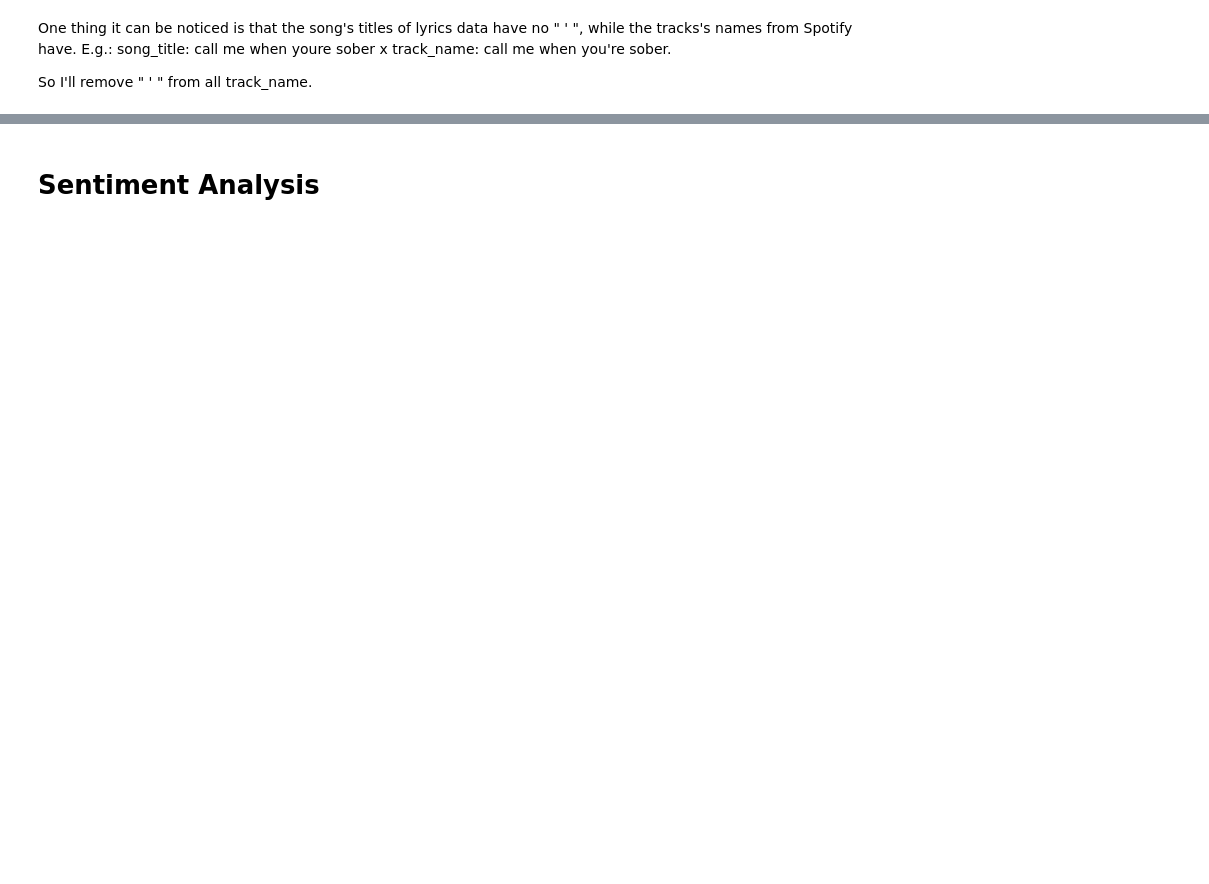
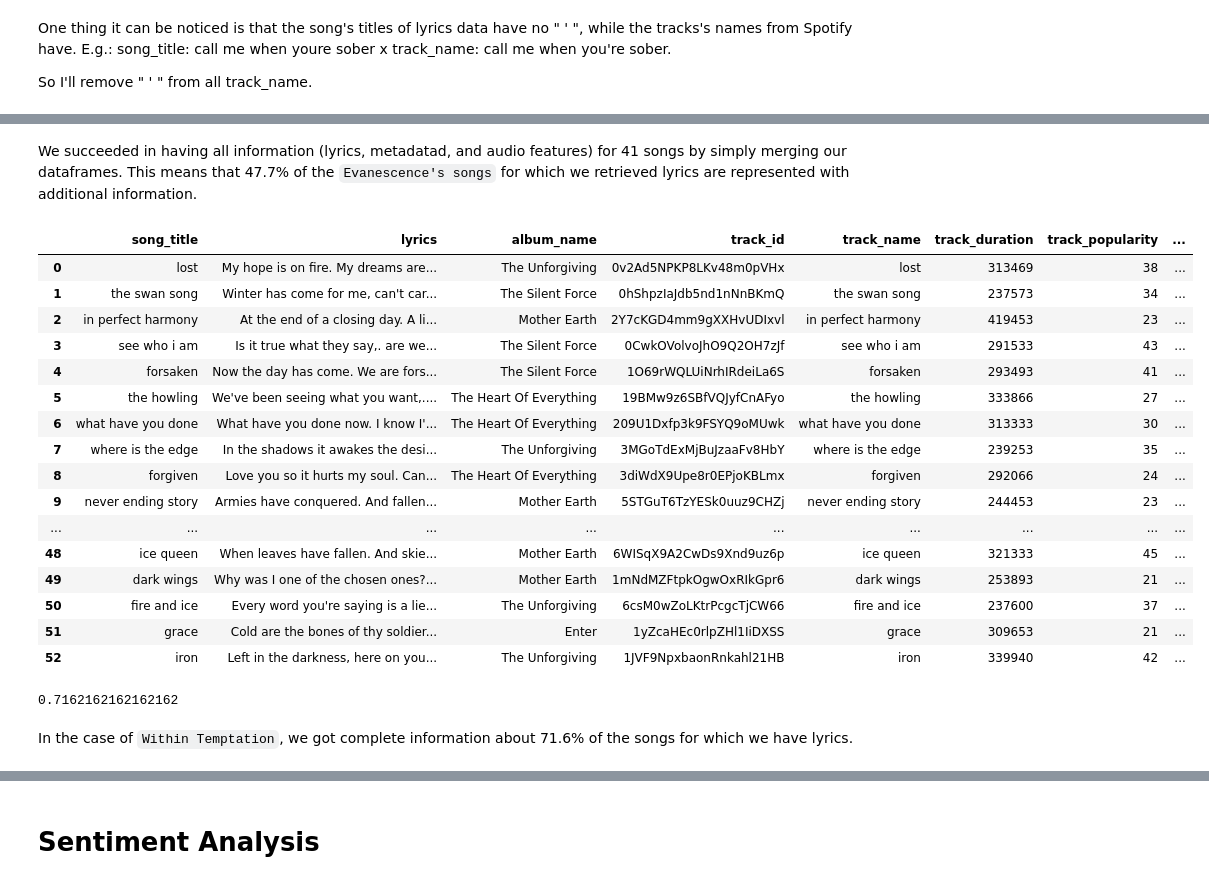
Before and after one commit to dpbac/evanescence_and_within_temptation_in_Python, a Jupyter notebook: notebook_03_some_NLP-Evanescence_Within_Temptation.ipynb, the cells around one changed output, grey strips where cells are left out. Saved outputs shown, nothing was run; the diff lists cells and outputs as text; code cells hidden in the pictures; blank space fills up the shorter version.

```diff
--- a/notebook_03_some_NLP-Evanescence_Within_Temptation.ipynb
+++ b/notebook_03_some_NLP-Evanescence_Within_Temptation.ipynb
@@ -118,0 +130,29 @@ Name: track_name, Length: 165, dtype: object
+# %% [markdown]
+We succeeded in having all information (lyrics, metadatad, and audio features) for 41 songs by simply merging our dataframes. This means that 47.7% of the `Evanescence's songs` for which we retrieved lyrics are represented with additional information.
+# %%
+df_within_temptation_merged = df_lyrics_within_temptation.merge(df_tracks_within_temptation, left_on='song_title', right_on='track_name')
+df_within_temptation_merged
+# %% [output]
+|  | song_title | lyrics | album_name | track_id | track_name | track_duration | track_popularity | ... |
+| 0 | lost | My hope is on fire. My dreams are... | The Unforgiving | 0v2Ad5NPKP8LKv48m0pVHx | lost | 313469 | 38 | ... |
+| 1 | the swan song | Winter has come for me, can't car... | The Silent Force | 0hShpzIaJdb5nd1nNnBKmQ | the swan song | 237573 | 34 | ... |
+| 2 | in perfect harmony | At the end of a closing day. A li... | Mother Earth | 2Y7cKGD4mm9gXXHvUDIxvl | in perfect harmony | 419453 | 23 | ... |
+| 3 | see who i am | Is it true what they say,. are we... | The Silent Force | 0CwkOVolvoJhO9Q2OH7zJf | see who i am | 291533 | 43 | ... |
+| 4 | forsaken | Now the day has come. We are fors... | The Silent Force | 1O69rWQLUiNrhIRdeiLa6S | forsaken | 293493 | 41 | ... |
+| 5 | the howling | We've been seeing what you want,.... | The Heart Of Everything | 19BMw9z6SBfVQJyfCnAFyo | the howling | 333866 | 27 | ... |
+| 6 | what have you done | What have you done now. I know I'... | The Heart Of Everything | 209U1Dxfp3k9FSYQ9oMUwk | what have you done | 313333 | 30 | ... |
+| 7 | where is the edge | In the shadows it awakes the desi... | The Unforgiving | 3MGoTdExMjBuJzaaFv8HbY | where is the edge | 239253 | 35 | ... |
+| 8 | forgiven | Love you so it hurts my soul. Can... | The Heart Of Everything | 3diWdX9Upe8r0EPjoKBLmx | forgiven | 292066 | 24 | ... |
+| 9 | never ending story | Armies have conquered. And fallen... | Mother Earth | 5STGuT6TzYESk0uuz9CHZj | never ending story | 244453 | 23 | ... |
+| ... | ... | ... | ... | ... | ... | ... | ... | ... |
+| 48 | ice queen | When leaves have fallen. And skie... | Mother Earth | 6WISqX9A2CwDs9Xnd9uz6p | ice queen | 321333 | 45 | ... |
+| 49 | dark wings | Why was I one of the chosen ones?... | Mother Earth | 1mNdMZFtpkOgwOxRIkGpr6 | dark wings | 253893 | 21 | ... |
+| 50 | fire and ice | Every word you're saying is a lie... | The Unforgiving | 6csM0wZoLKtrPcgcTjCW66 | fire and ice | 237600 | 37 | ... |
+| 51 | grace | Cold are the bones of thy soldier... | Enter | 1yZcaHEc0rlpZHl1IiDXSS | grace | 309653 | 21 | ... |
+| 52 | iron | Left in the darkness, here on you... | The Unforgiving | 1JVF9NpxbaonRnkahl21HB | iron | 339940 | 42 | ... |
+# %%
+df_within_temptation_merged.shape[0]/df_lyrics_within_temptation.shape[0]
+# %% [output]
+0.7162162162162162
+# %% [markdown]
+In the case of `Within Temptation`, we got complete information about 71.6% of the songs for which we have lyrics.
```
Also changed, not shown: parts of 12 cells of this notebook.
